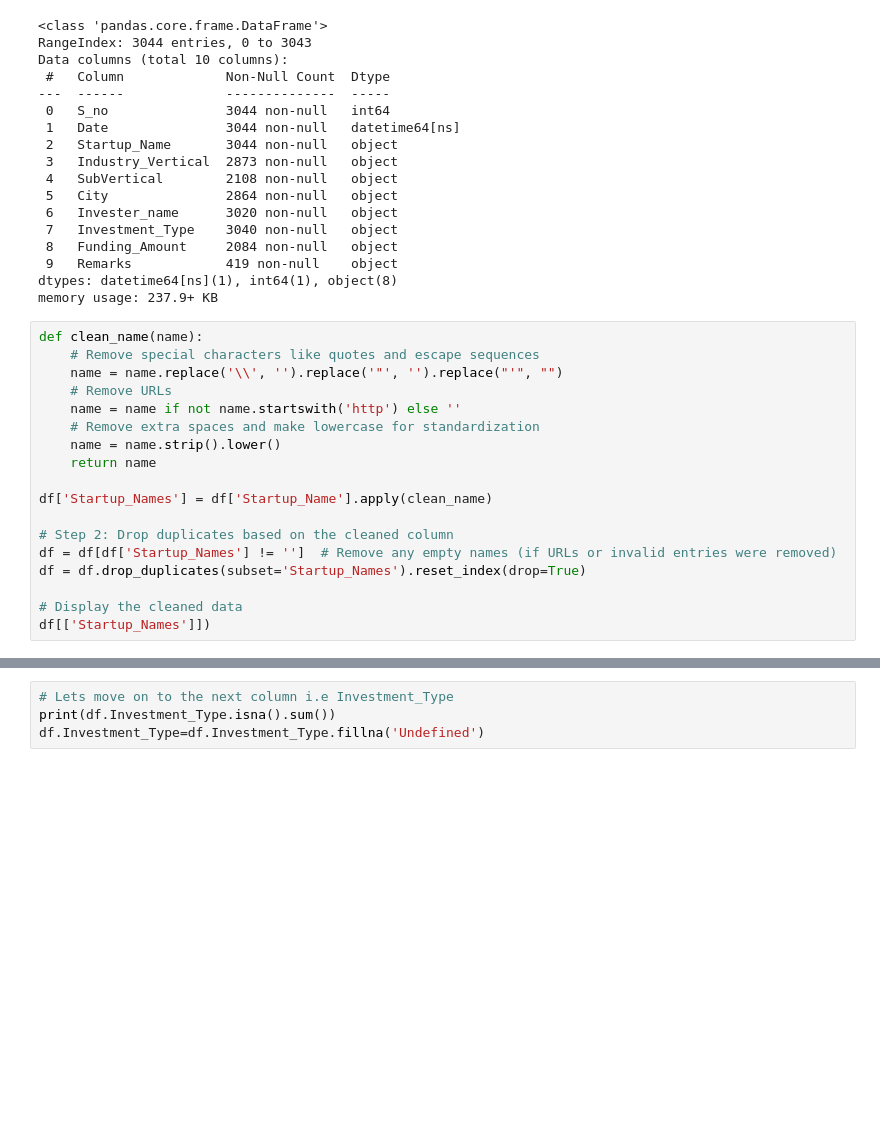
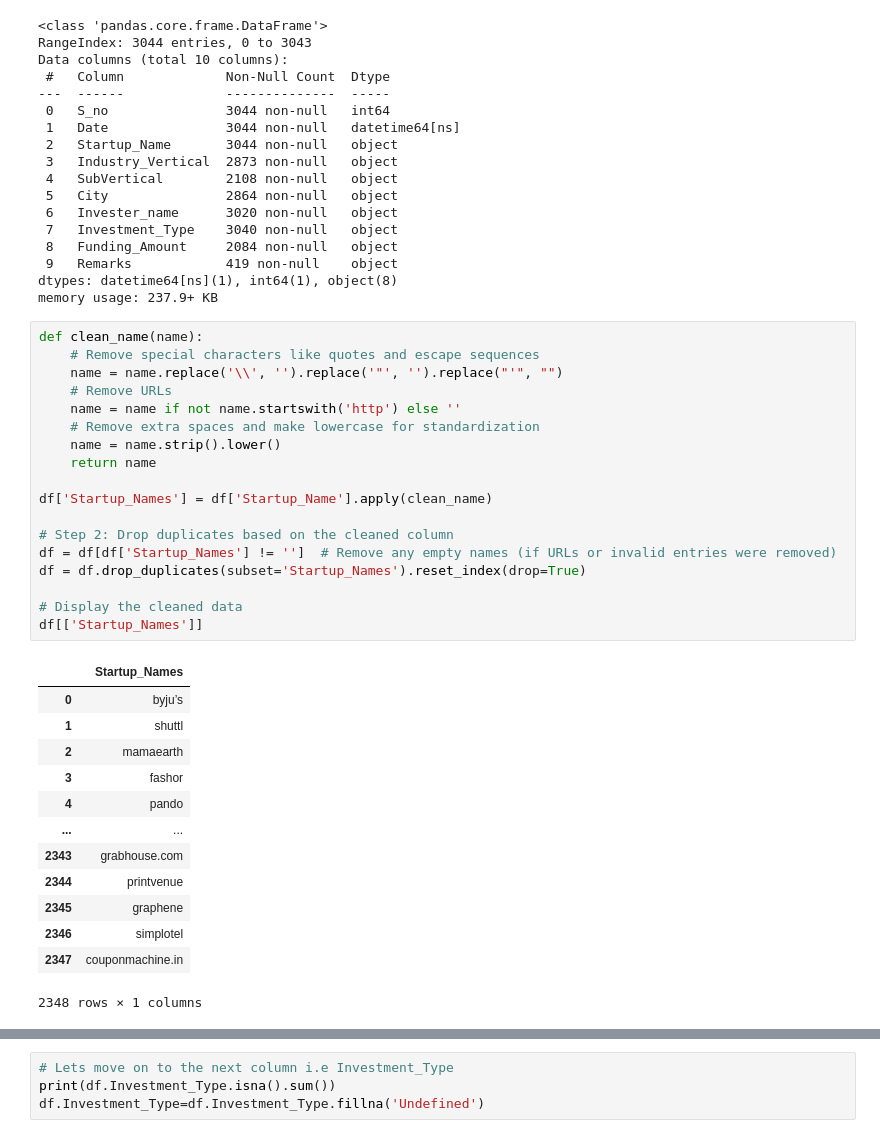
Before and after one commit to ArvindUpreti/Startup_Live_Dashboard, a Jupyter notebook: Data_Cleaning.ipynb, the cells around one changed output, grey strips where cells are left out. Saved outputs shown, nothing was run; the diff lists cells and outputs as text; blank space fills up the shorter version.

```diff
--- a/Data_Cleaning.ipynb
+++ b/Data_Cleaning.ipynb
@@ -138,21 +138,35 @@ memory usage: 237.9+ KB
 # %%
 def clean_name(name):
     # Remove special characters like quotes and escape sequences
     name = name.replace('\\', '').replace('"', '').replace("'", "")
     # Remove URLs
     name = name if not name.startswith('http') else ''
     # Remove extra spaces and make lowercase for standardization
     name = name.strip().lower()
     return name
 
 df['Startup_Names'] = df['Startup_Name'].apply(clean_name)
 
 # Step 2: Drop duplicates based on the cleaned column
 df = df[df['Startup_Names'] != '']  # Remove any empty names (if URLs or invalid entries were removed)
 df = df.drop_duplicates(subset='Startup_Names').reset_index(drop=True)
 
 # Display the cleaned data
-df[['Startup_Names']])
+df[['Startup_Names']]
+# %% [output]
+|  | Startup_Names |
+| 0 | byju’s |
+| 1 | shuttl |
+| 2 | mamaearth |
+| 3 | fashor |
+| 4 | pando |
+| ... | ... |
+| 2343 | grabhouse.com |
+| 2344 | printvenue |
+| 2345 | graphene |
+| 2346 | simplotel |
+| 2347 | couponmachine.in |
+2348 rows × 1 columns
 # %%
 # Lets move on to the next column i.e Industry_Vertical
 print(df.Industry_Vertical.isna().sum()) # this shows we have 112 empty values
```
Also changed, not shown: parts of 24 cells of this notebook, 3 other files.
